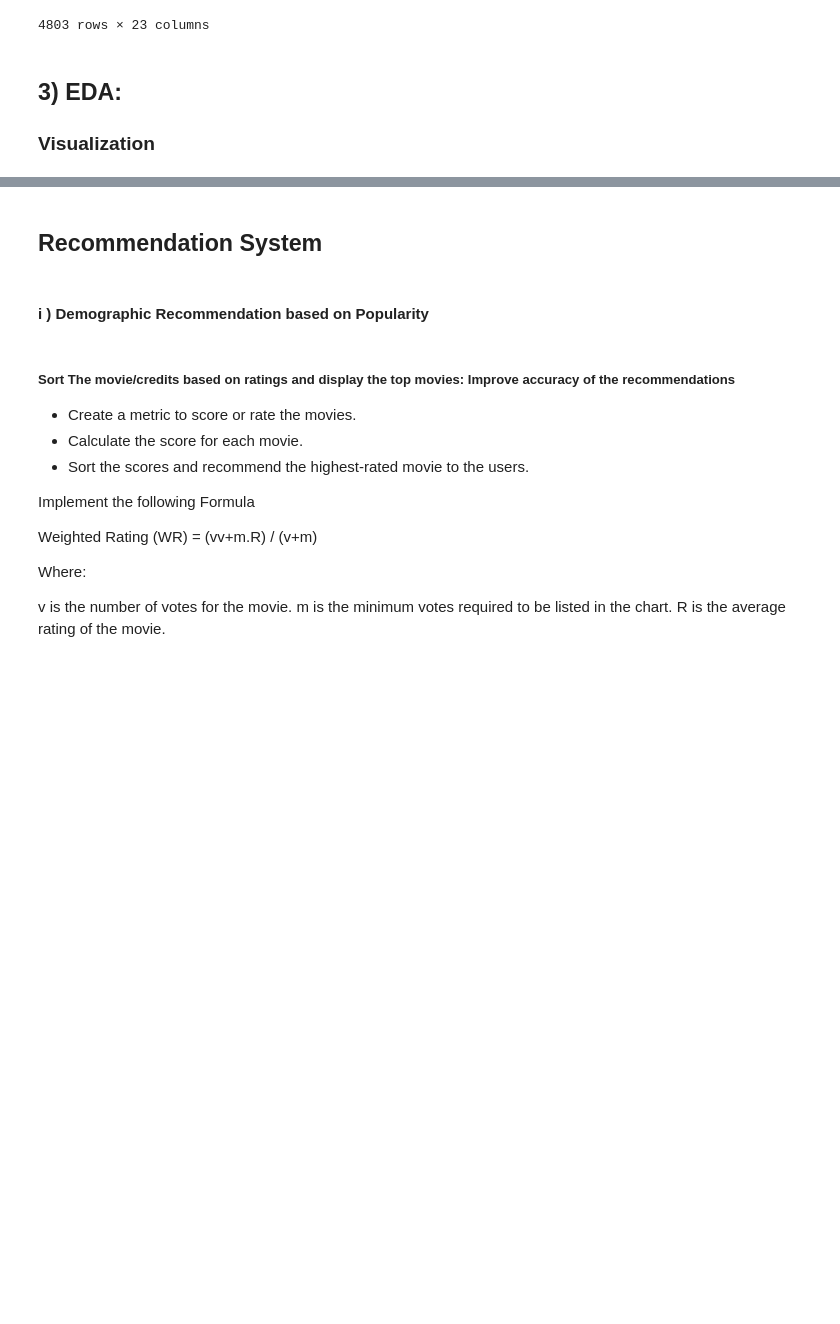
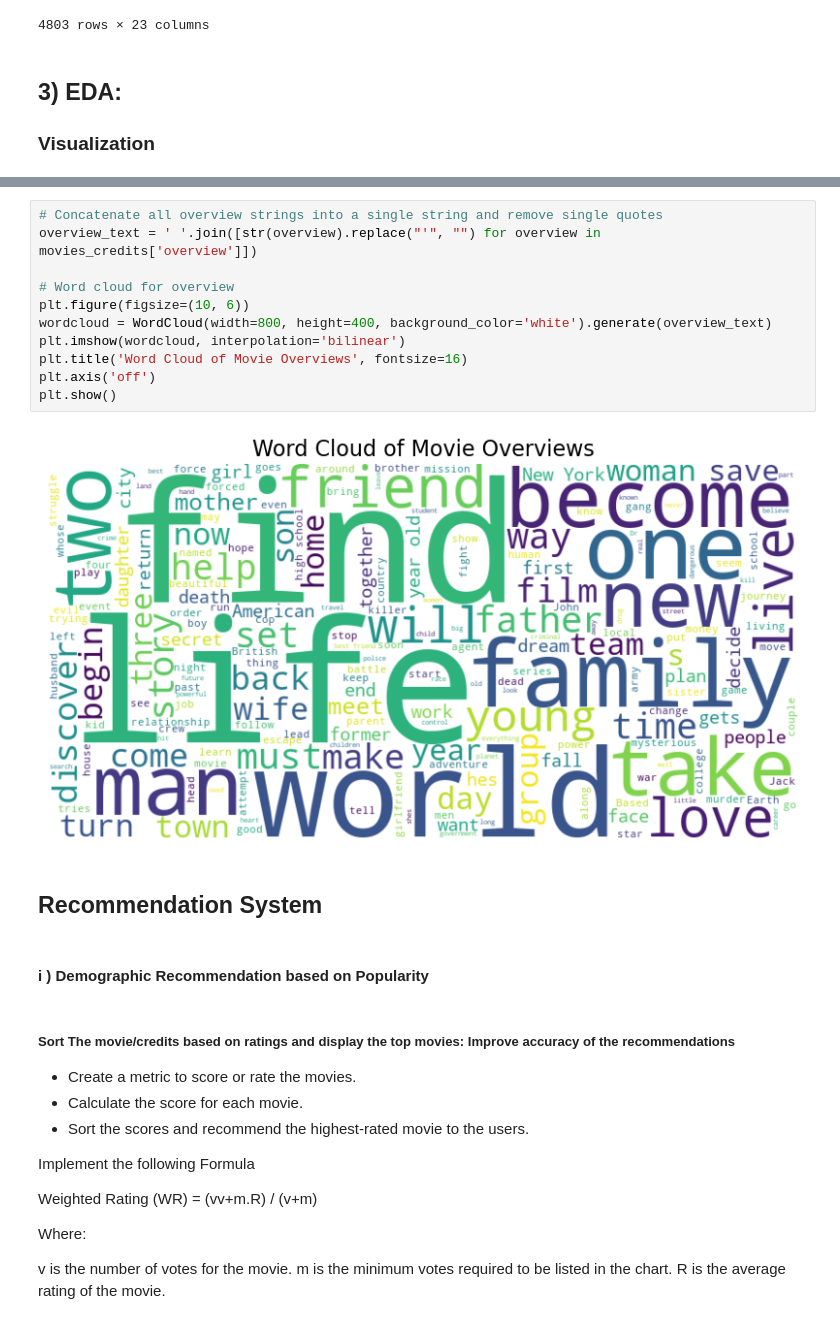
Before and after one commit to Imacharia/Movie_Recomendation, a Jupyter notebook: Movie Recommendation.ipynb, the cells around one changed output, grey strips where cells are left out. Cells and saved outputs as stored; diff of their text form; blank space fills up the shorter version.

```diff
--- a/Movie Recommendation.ipynb
+++ b/Movie Recommendation.ipynb
@@ -334,3 +366,16 @@ movies_credits
+# %%
+# Concatenate all overview strings into a single string and remove single quotes
+overview_text = ' '.join([str(overview).replace("'", "") for overview in movies_credits['overview']])
+
+# Word cloud for overview
+plt.figure(figsize=(10, 6))
+wordcloud = WordCloud(width=800, height=400, background_color='white').generate(overview_text)
+plt.imshow(wordcloud, interpolation='bilinear')
+plt.title('Word Cloud of Movie Overviews', fontsize=16)
+plt.axis('off')
+plt.show()
+# %% [output]
+[figure, added]
 # %% [markdown]
 ## Recommendation System
 # %% [markdown]
```
Also changed, not shown: parts of 5 cells of this notebook.
